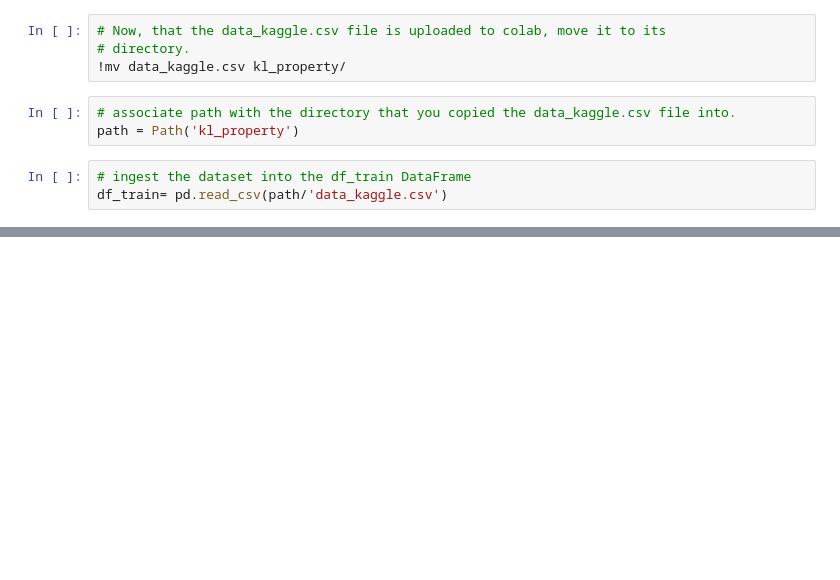
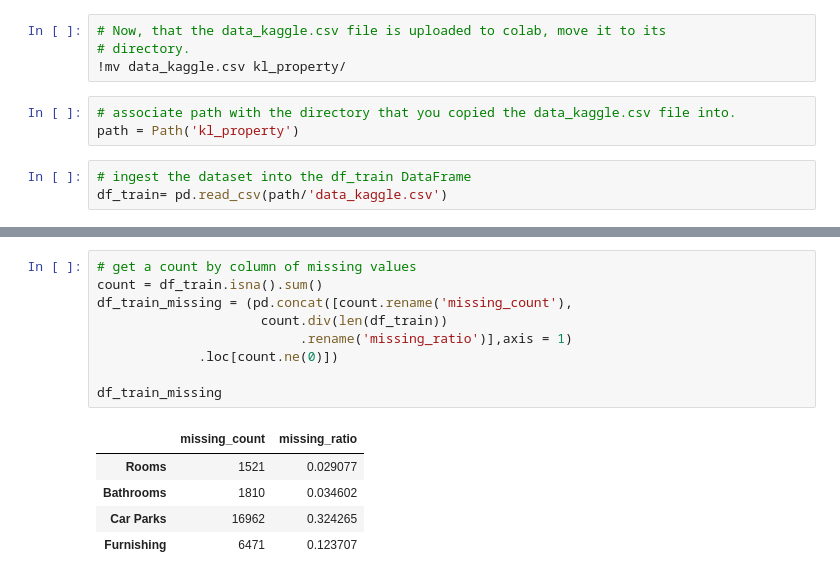
Before and after one commit to NimaZah/HoursePriceKaggle, a Jupyter notebook: HoursePriceKaggle.ipynb, the cells around one changed output, grey strips where cells are left out. Saved outputs shown, nothing was run; the diff lists cells and outputs as text; blank space fills up the shorter version.

```diff
--- a/HoursePriceKaggle.ipynb
+++ b/HoursePriceKaggle.ipynb
@@ -250,0 +344,15 @@ df_train.head()
+# %%
+# get a count by column of missing values
+count = df_train.isna().sum()
+df_train_missing = (pd.concat([count.rename('missing_count'),
+                     count.div(len(df_train))
+                          .rename('missing_ratio')],axis = 1)
+             .loc[count.ne(0)])
+
+df_train_missing
+# %% [output]
+|  | missing_count | missing_ratio |
+| Rooms | 1521 | 0.029077 |
+| Bathrooms | 1810 | 0.034602 |
+| Car Parks | 16962 | 0.324265 |
+| Furnishing | 6471 | 0.123707 |
```
Also changed, not shown: parts of 26 cells of this notebook.
